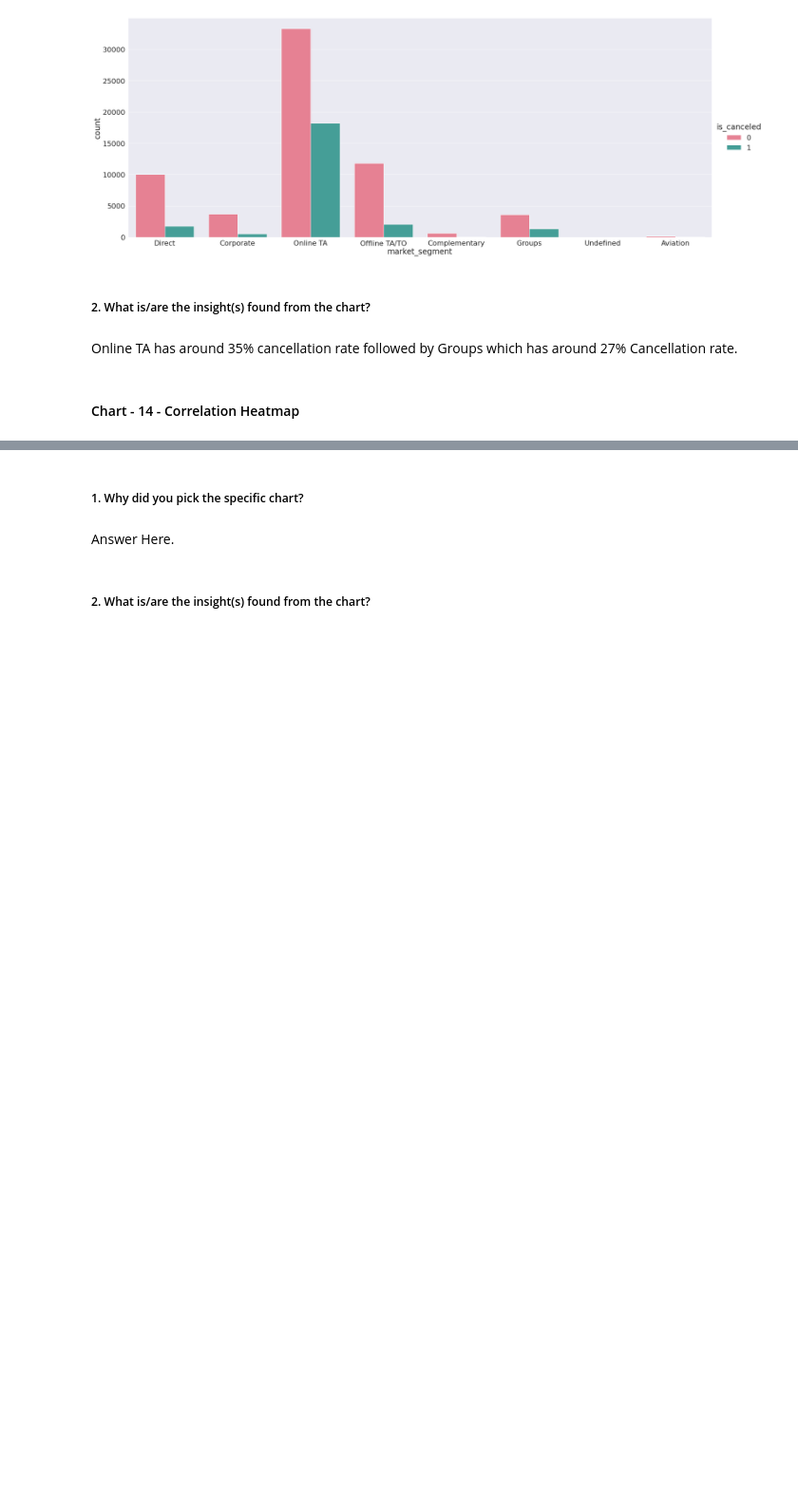
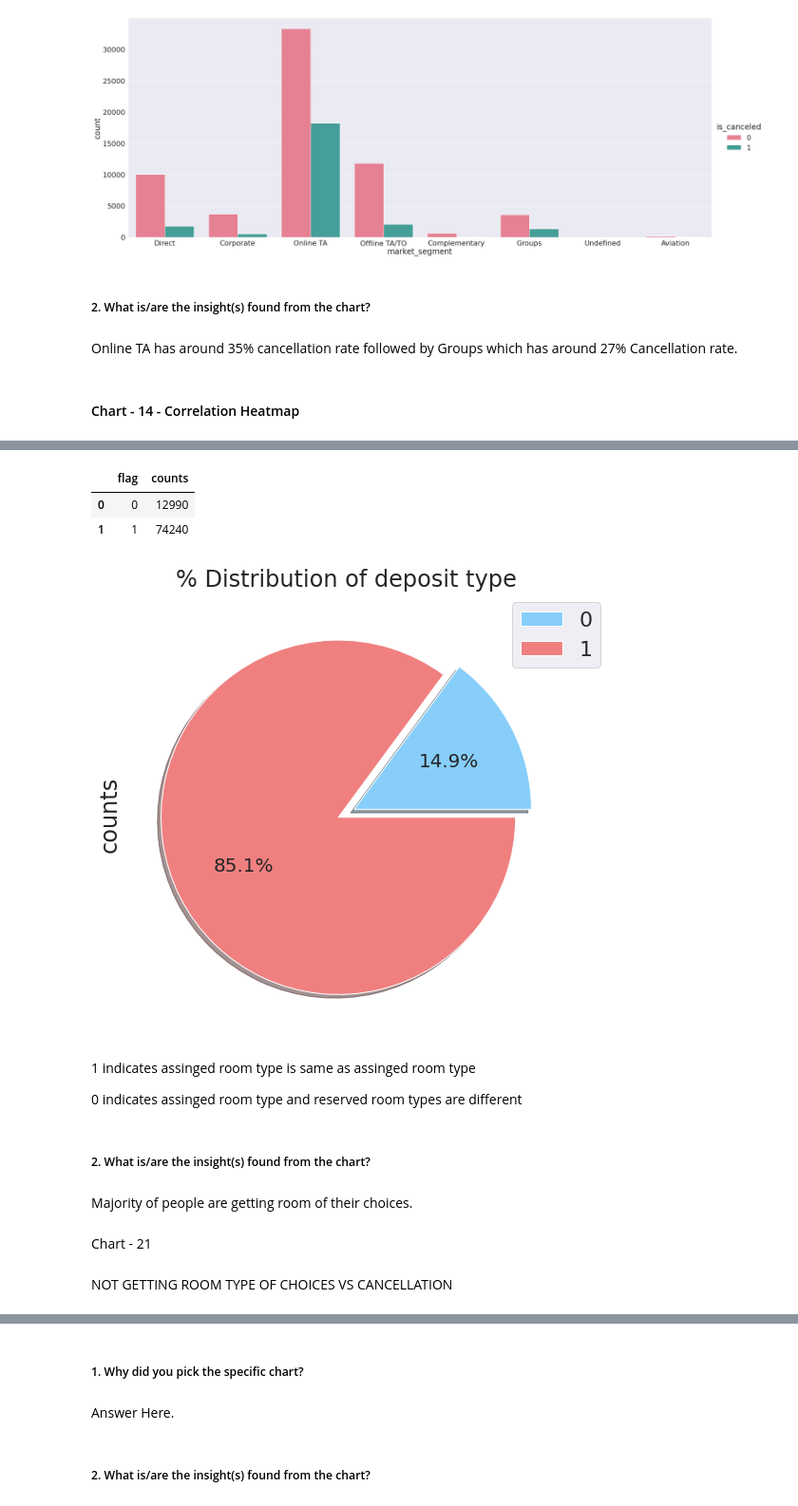
Before and after one commit to thepankaj018/EDA-Hotel-Booking, a Jupyter notebook: EDA_Hotel_Booking.ipynb, the cells around one changed output, grey strips where cells are left out. Shown at 95% size. Saved outputs shown, nothing was run; the diff lists cells and outputs as text; code cells hidden in the pictures; blank space fills up the shorter version.

```diff
--- a/EDA_Hotel_Booking.ipynb
+++ b/EDA_Hotel_Booking.ipynb
@@ -1205,0 +1244,4 @@ Online TA has around 35% cancellation rate followed by Groups which has around 2
+# %%
+# creating new dataframe with required features
+df_new = df[['reserved_room_type','assigned_room_type']]
+df_new.head(10)
@@ -1205,0 +1260,10 @@ Online TA has around 35% cancellation rate followed by Groups which has around 2
+# %%
+# making a function to add new features as flag
+def room_similarity(data):
+  if data['reserved_room_type'] == data['assigned_room_type']:
+    return 1
+  else:
+    return 0
+# %%
+# apply the function
+df_new['flag'] = df_new.apply(lambda data :room_similarity(data),axis = 1)
@@ -1205,0 +1284,32 @@ Online TA has around 35% cancellation rate followed by Groups which has around 2
+# %%
+# Now Calculating how many people getting their choice of roooms
+# count of 1 calculates how many people geting their choice of rooms
+# count of 0 calculated how many people not geting their chice of rooms
+room_choice_df = df_new.groupby('flag').agg({'flag':'count'}).rename(columns = {'flag':'counts'}).reset_index()
+room_choice_df
+# %% [output]
+|  | flag | counts |
+| 0 | 0 | 12990 |
+| 1 | 1 | 74240 |
+# %%
+# Chart 20 Visualization code
+colors = ['lightskyblue','lightcoral']
+room_choice_df['counts'].plot.pie(explode=(0.05,0.05),autopct='%1.1f%%',shadow=True,figsize=(14,8),fontsize=20,labels=None,colors = colors)
+plt.title("% Distribution of deposit type")
+labels=room_choice_df['flag'].values.tolist()
+plt.legend(bbox_to_anchor=(0.85, 1), loc='upper left', labels=labels)
+plt.show()
+# %% [output]
+[figure, added]
+# %% [markdown]
+1 indicates assinged room type is same as assinged room type
+
+0 indicates assinged room type and reserved room types are different
+# %% [markdown]
+##### 2. What is/are the insight(s) found from the chart?
+# %% [markdown]
+Majority of people are getting room of their choices.
+# %% [markdown]
+Chart - 21
+# %% [markdown]
+NOT GETTING ROOM TYPE OF CHOICES VS CANCELLATION
```
Also changed, not shown: parts of 41 cells of this notebook.
